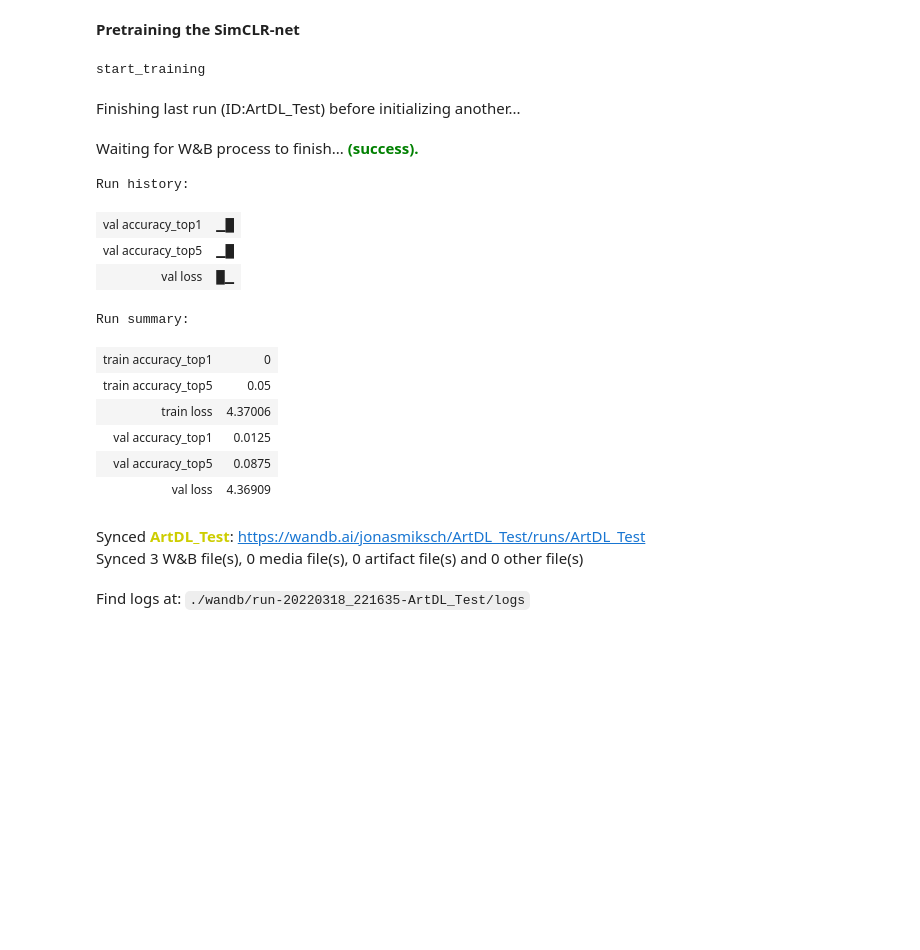
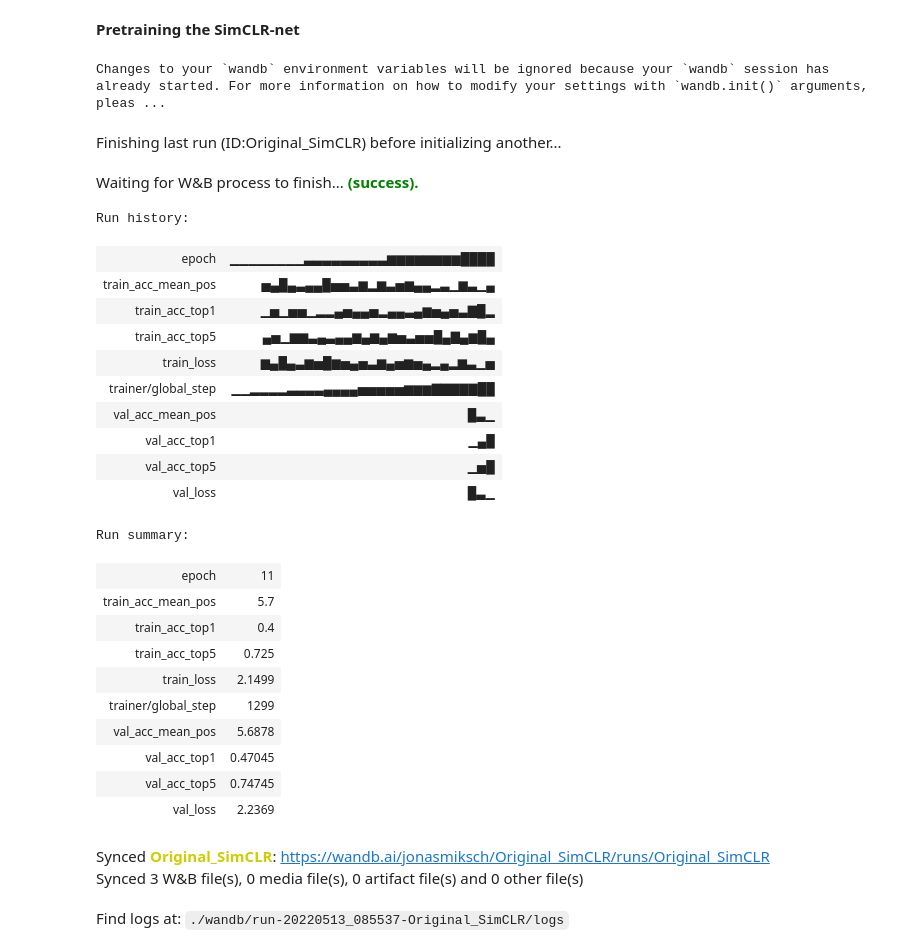
Before and after one commit to JonasMiksch/Research_Project_SimCLR, a Jupyter notebook: Pretraining_SimCLR.ipynb, the cells around one changed output. Drawn from its saved outputs; the diff is of its cells as text; code cells hidden in the pictures; blank space fills up the shorter version.

```diff
--- a/Pretraining_SimCLR.ipynb
+++ b/Pretraining_SimCLR.ipynb
@@ -740,11 +744,13 @@ test_data = pd.read_csv(os.path.join(ARTDL_CSV_PATH,'artdl_test.csv'))
 val_data = pd.read_csv(os.path.join(ARTDL_CSV_PATH,'artdl_valid.csv'))
 
 if trainingSimCLR:
-  filename = "SimCLR_1"
+  print("sim")
+  filename = "Original_SimCLR255.ckpt"
   train_data_contrast=ImageDataset(train_data,img_folder,ContrastiveTransformations(contrast_transforms, n_views=2),None)
+  test2=ImageDataset(test_data,img_folder,ContrastiveTransformations(contrast_transforms, n_views=2),None)
   val_data_contrast=ImageDataset(val_data,img_folder,ContrastiveTransformations(contrast_transforms, n_views=2),None)
 elif trainingArtDl:
-  filename = "ArtDL_Training"
+  filename = "ArtDL_Final5"
   train_data_contrast=ImageDataset(train_data,img_folder,ContrastiveTransformations(style_transfer, n_views=2),None)
   val_data_contrast=ImageDataset(val_data,img_folder,ContrastiveTransformations(style_transfer, n_views=2),None)
 #training on Wiki
@@ -826,16 +838,16 @@ class SimCLR(pl.LightningModule):
         nll = nll.mean()
 
         # Logging loss
-        #self.log(mode+'_loss', nll)
+        self.log(mode+'_loss', nll)
         # Get ranking position of positive example
         comb_sim = torch.cat([cos_sim[pos_mask][:,None],  # First position positive example
                               cos_sim.masked_fill(pos_mask, -9e15)],
                              dim=-1)
         sim_argsort = comb_sim.argsort(dim=-1, descending=True).argmin(dim=-1)
         # Logging ranking metrics
-        wandb.log({mode+' accuracy_top1': (sim_argsort == 0).float().mean(),
-                   mode+' accuracy_top5': (sim_argsort <5).float().mean(),
-                   mode+ ' loss': nll})
+        self.log(mode+'_acc_top1', (sim_argsort == 0).float().mean())
+        self.log(mode+'_acc_top5', (sim_argsort < 5).float().mean())
+        self.log(mode+'_acc_mean_pos', 1+sim_argsort.float().mean())
         return nll
 
     def training_step(self, batch, batch_idx):
@@ -844,7 +856,7 @@ class SimCLR(pl.LightningModule):
     def validation_step(self, batch, batch_idx):
         self.info_nce_loss(batch, mode='val')
 # %%
-
+from pytorch_lightning.loggers import WandbLogger
 def train_simclr(resume,batch_size, max_epochs, **kwargs,):
     #wandb.init(project="SimCLR_Standard",resume=allow,id = "SimCLR_Test")
     train_loader = data.DataLoader(train_data_contrast, batch_size=batch_size, shuffle=True,
@@ -852,21 +864,27 @@ def train_simclr(resume,batch_size, max_epochs, **kwargs,):
     val_loader = data.DataLoader(val_data_contrast, batch_size=batch_size, shuffle=False,
                                      drop_last=False, pin_memory=True, num_workers=0)
 
-
+    checkpoint_callback = ModelCheckpoint(
+      save_weights_only = False,
+      filename=os.path.join(CHECKPOINT_PATH,filename+"best"),
+      mode='max',
+      monitor='val_acc_top5',
+      save_top_k = 1
+    )
     if os.path.exists(os.path.join(CHECKPOINT_PATH,filename))and resume == False:
         print("load finished model")
         model = SimCLR.load_from_checkpoint(checkpoint_path=os.path.join(CHECKPOINT_PATH,filename))
         return model
 
     if os.path.exists(os.path.join(CHECKPOINT_PATH,filename))and resume:
-        wandb.init(project=filename,resume="allow",id = filename)
+        wandb.init(project="Original_SimCLR255",resume="allow",id = "Original_SimCLR255",settings=wandb.Settings(start_method="thread"))
         print("resume_training")
         #checkpoint_callback = ModelCheckpoint(dirpath=CHECKPOINT_PATH,filename = filename)
-
-        trainer = pl.Trainer(
+        wandb_logger = WandbLogger()
+        trainer = pl.Trainer(logger=wandb_logger,
                              gpus=1 if str(device)=='cuda:0' else 0,
                              max_epochs=max_epochs,
-                             #callbacks=[checkpoint_callback],
+                             callbacks=[checkpoint_callback],
                              progress_bar_refresh_rate=1)
 
         model = SimCLR.load_from_checkpoint(checkpoint_path=os.path.join(CHECKPOINT_PATH,filename))
@@ -875,11 +893,13 @@ def train_simclr(resume,batch_size, max_epochs, **kwargs,):
     #First Training Step
     else:
         print("start_training")
-        wandb.init(project=filename,resume="allow",id = filename)
+        wandb.init(project="Original_SimCLR255",resume="allow",id = "Original_SimCLR255",settings=wandb.Settings(start_method="thread"))
+        wandb_logger = WandbLogger()
         #checkpoint_callback = ModelCheckpoint(dirpath=CHECKPOINT_PATH,filename = filename)
-        trainer = pl.Trainer(gpus=1 if str(device)=='cuda:0' else 0,
+        trainer = pl.Trainer(logger=wandb_logger,
+                        gpus=1 if str(device)=='cuda:0' else 0,
                          max_epochs=max_epochs,
-                         #callbacks=[checkpoint_callback],
+                         callbacks=[checkpoint_callback],
                          progress_bar_refresh_rate=1)
         model = SimCLR(max_epochs=max_epochs, **kwargs)
         trainer.fit(model, train_loader, val_loader)
@@ -890,34 +910,46 @@ def train_simclr(resume,batch_size, max_epochs, **kwargs,):
 # %%
 #Set Resume to False if you just want to load model
 #max_epochs is dependent on how many epochs you already trained!
 
 #set to False this if you want to start training for the first time
 dont_override = False
 if dont_override and os.path.exists(os.path.join(CHECKPOINT_PATH,filename)) == False:
   print("DONT OVERRIDE")
+  print(os.path.join(CHECKPOINT_PATH,filename))
 else:
   simclr_model = train_simclr(resume = True,
                             batch_size=40,
                             hidden_dim=128,
                             lr=5e-4,
                             temperature=0.07,
                             weight_decay=1e-4,
-                            max_epochs=1)
+                            max_epochs=100)
 # %% [output]
-start_training
+Changes to your `wandb` environment variables will be ignored because your `wandb` session has already started. For more information on how to modify your settings with `wandb.init()` arguments, pleas ...
-Finishing last run (ID:ArtDL_Test) before initializing another...
+Finishing last run (ID:Original_SimCLR) before initializing another...
 Waiting for W&B process to finish... (success).
 Run history:
-| val accuracy_top1 | ▁█ |
-| val accuracy_top5 | ▁█ |
-| val loss | █▁ |
+| epoch | ▁▁▁▁▁▁▁▁▃▃▃▃▃▃▃▃▃▆▆▆▆▆▆▆▆████ |
+| train_acc_mean_pos | ▅▄█▄▃▄▄█▅▅▃▆▂▆▃▅▆▄▄▂▃▁▆▃▁▄ |
+| train_acc_top1 | ▁▅▁▅▅▁▂▂▄▅▄▄▅▂▄▄▃▄▆▅▄▅▃▇█▂ |
+| train_acc_top5 | ▄▅▁▆▆▃▄▃▄▄▆▄▆▄▆▅▃▅▅█▄▇▄▆█▄ |
+| train_loss | ▆▄█▄▃▆▅█▆▅▄▅▃▆▄▅▆▅▄▂▄▂▆▃▁▅ |
+| trainer/global_step | ▁▁▂▂▂▂▃▃▃▃▄▄▄▄▅▅▅▅▅▆▆▆▇▇▇▇▇██ |
+| val_acc_mean_pos | █▃▁ |
+| val_acc_top1 | ▁▄█ |
+| val_acc_top5 | ▁▅█ |
+| val_loss | █▃▁ |
 Run summary:
-| train accuracy_top1 | 0 |
-| train accuracy_top5 | 0.05 |
-| train loss | 4.37006 |
-| val accuracy_top1 | 0.0125 |
-| val accuracy_top5 | 0.0875 |
-| val loss | 4.36909 |
+| epoch | 11 |
+| train_acc_mean_pos | 5.7 |
+| train_acc_top1 | 0.4 |
+| train_acc_top5 | 0.725 |
+| train_loss | 2.1499 |
+| trainer/global_step | 1299 |
+| val_acc_mean_pos | 5.6878 |
+| val_acc_top1 | 0.47045 |
+| val_acc_top5 | 0.74745 |
+| val_loss | 2.2369 |
-Synced ArtDL_Test: https://wandb.ai/jonasmiksch/ArtDL_Test/runs/ArtDL_Test
+Synced Original_SimCLR: https://wandb.ai/jonasmiksch/Original_SimCLR/runs/Original_SimCLR
 Synced 3 W&B file(s), 0 media file(s), 0 artifact file(s) and 0 other file(s)
-Find logs at: ./wandb/run-20220318_221635-ArtDL_Test/logs
+Find logs at: ./wandb/run-20220513_085537-Original_SimCLR/logs
```
Also changed, not shown: parts of 7 cells of this notebook.
